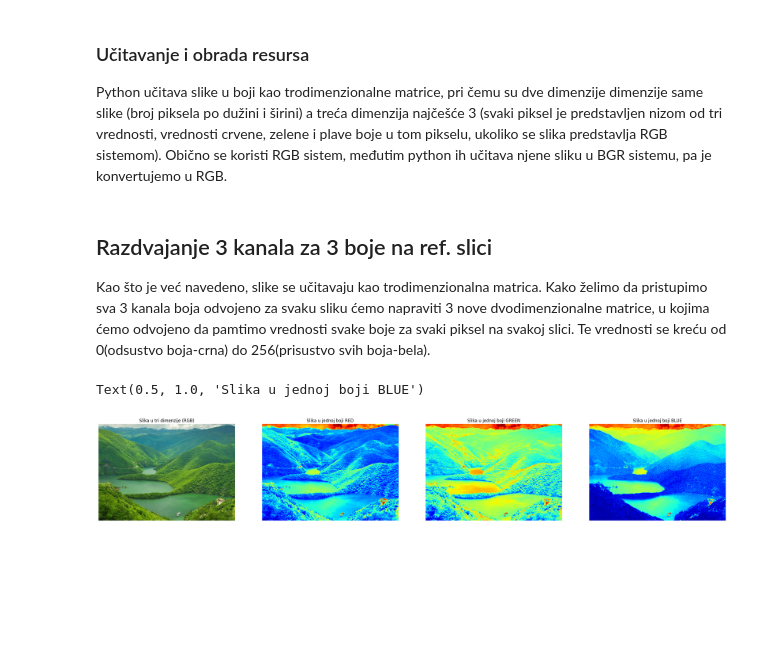
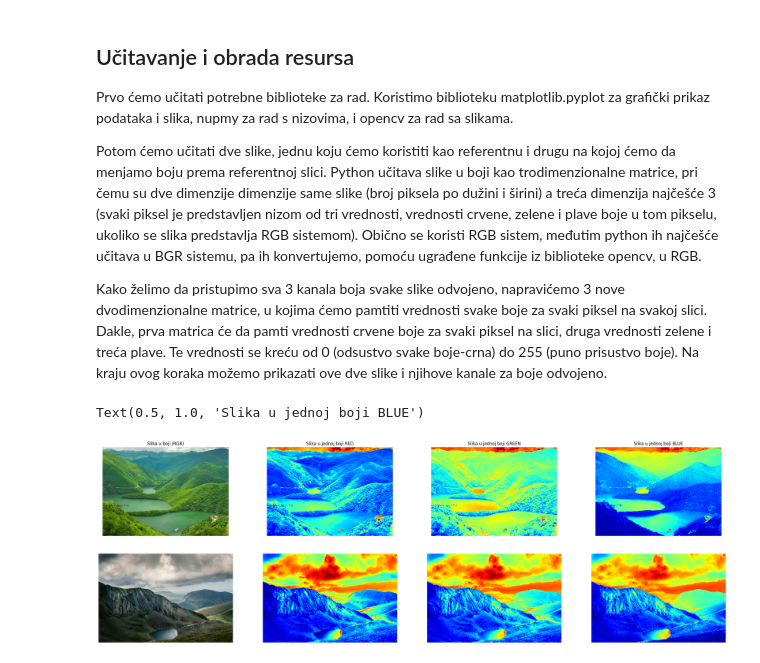
Before and after one commit to janamitrovic1/Promena-palete-scene, a Jupyter notebook: promena_paleta_scene.ipynb, the cells around one changed output. Drawn from its saved outputs; the diff is of its cells as text; code cells hidden in the pictures; blank space fills up the shorter version.

```diff
--- a/promena_paleta_scene.ipynb
+++ b/promena_paleta_scene.ipynb
@@ -9,3 +4,7 @@ import cv2
 # %% [markdown]
-### Učitavanje i obrada resursa
-Python učitava slike u boji kao trodimenzionalne matrice, pri čemu su dve dimenzije dimenzije same slike (broj piksela po dužini i širini) a treća dimenzija najčešće 3 (svaki piksel je predstavljen nizom od tri vrednosti, vrednosti crvene, zelene i plave boje u tom pikselu, ukoliko se slika predstavlja RGB sistemom). Obično se koristi RGB sistem, međutim python ih učitava njene sliku u BGR sistemu, pa je konvertujemo u RGB.
+## Učitavanje i obrada resursa
+Prvo ćemo učitati potrebne biblioteke za rad. Koristimo biblioteku matplotlib.pyplot za grafički prikaz podataka i slika, nupmy za rad s nizovima, i opencv za rad sa slikama.
+
+Potom ćemo učitati dve slike, jednu koju ćemo koristiti kao referentnu i drugu na kojoj ćemo da menjamo boju prema referentnoj slici. Python učitava slike u boji kao trodimenzionalne matrice, pri čemu su dve dimenzije dimenzije same slike (broj piksela po dužini i širini) a treća dimenzija najčešće 3 (svaki piksel je predstavljen nizom od tri vrednosti, vrednosti crvene, zelene i plave boje u tom pikselu, ukoliko se slika predstavlja RGB sistemom). Obično se koristi RGB sistem, međutim python ih najčešće učitava u BGR sistemu, pa ih konvertujemo, pomoću ugrađene funkcije iz biblioteke opencv, u RGB.
+
+Kako želimo da pristupimo sva 3 kanala boja svake slike odvojeno, napravićemo 3 nove dvodimenzionalne matrice, u kojima ćemo pamtiti vrednosti svake boje za svaki piksel na svakoj slici. Dakle, prva matrica će da pamti vrednosti crvene boje za svaki piksel na slici, druga vrednosti zelene i treća plave. Te vrednosti se kreću od 0 (odsustvo svake boje-crna) do 255 (puno prisustvo boje). Na kraju ovog koraka možemo prikazati ove dve slike i njihove kanale za boje odvojeno.
@@ -22,26 +11,61 @@ fin = cv2.cvtColor(fin,cv2.COLOR_BGR2RGB)
-# %% [markdown]
-## Razdvajanje 3 kanala za 3 boje na ref. slici
-Kao što je već navedeno, slike se učitavaju kao trodimenzionalna matrica. Kako želimo da pristupimo sva 3 kanala boja odvojeno za svaku sliku ćemo napraviti 3 nove dvodimenzionalne matrice, u kojima ćemo odvojeno da pamtimo vrednosti svake boje za svaki piksel na svakoj slici. Te vrednosti se kreću od 0(odsustvo boja-crna) do 256(prisustvo svih boja-bela).
 # %%
+# Prvo učitavam potrebne biblioteke
+
+import matplotlib.pyplot as plt
+import numpy as np
+import cv2
+
+# Učitavam slike na kojima ću vršiti obradu
+
+ref = cv2.imread('Slike/dolina.png')
+fin = cv2.imread('Slike/mountains.png')
+
+# Konvertovanje iz BGR u RGB
+
+ref = cv2.cvtColor(ref,cv2.COLOR_BGR2RGB)
+fin = cv2.cvtColor(fin,cv2.COLOR_BGR2RGB)
+
+
 # Delimo 1. sliku na 3 kanala
 
-ref_r = ref[:,:,0] # ref je trodimenzionalna matrica, te u img_golina_r kopiramo za svaki piksel vrednost RED kanala iz ma(ref_r je sada dvodim. matrica)
+ref_r = ref[:,:,0] # ref je trodimenzionalna matrica, te u ref_r kopiramo za svaki piksel vrednost RED kanala iz ref slike(ref_r je sada dvodim. matrica)
 ref_g = ref[:,:,1]
 ref_b = ref[:,:,2]
 
-fig, ax = plt.subplots(1,4,figsize=(32,22))
-ax[0].imshow(ref)
-ax[0].axis('off')
-ax[0].set_title('Slika u tri dimenzije (RGB)')
-ax[1].imshow(ref_r,cmap='jet')
-ax[1].axis('off')
-ax[1].set_title('Slika u jednoj boji RED')
-ax[2].imshow(ref_g,cmap='jet')
-ax[2].axis('off')
-ax[2].set_title('Slika u jednoj boji GREEN')
-ax[3].imshow(ref_b,cmap='jet')
-ax[3].axis('off')
-ax[3].set_title('Slika u jednoj boji BLUE')
+
+# Delimo 2. sliku na 3 kanala
+
+fin_r = fin[:,:,0]
+fin_g = fin[:,:,1]
+fin_b = fin[:,:,2]
+
+
+# Prikazujemo rezultate deljenja na kanale
+
+fig, ax = plt.subplots(2,4,figsize=(32,10))
+
+ax[0,0].imshow(ref)
+ax[0,0].axis('off')
+ax[0,1].imshow(ref_r,cmap='jet')
+ax[0,1].axis('off')
+ax[0,2].imshow(ref_g,cmap='jet')
+ax[0,2].axis('off')
+ax[0,3].imshow(ref_b,cmap='jet')
+ax[0,3].axis('off')
+
+ax[1,0].imshow(fin)
+ax[1,0].axis('off')
+ax[1,1].imshow(fin_r,cmap='jet')
+ax[1,1].axis('off')
+ax[1,2].imshow(fin_g,cmap='jet')
+ax[1,2].axis('off')
+ax[1,3].imshow(fin_b,cmap='jet')
+ax[1,3].axis('off')
+
+ax[0,0].set_title('Slika u boji (RGB)')
+ax[0,1].set_title('Slika u jednoj boji RED')
+ax[0,2].set_title('Slika u jednoj boji GREEN')
+ax[0,3].set_title('Slika u jednoj boji BLUE')
 # %% [output]
 Text(0.5, 1.0, 'Slika u jednoj boji BLUE')
-[figure, old version]
+[figure, new version]
```
Also changed, not shown: parts of 18 cells of this notebook.
